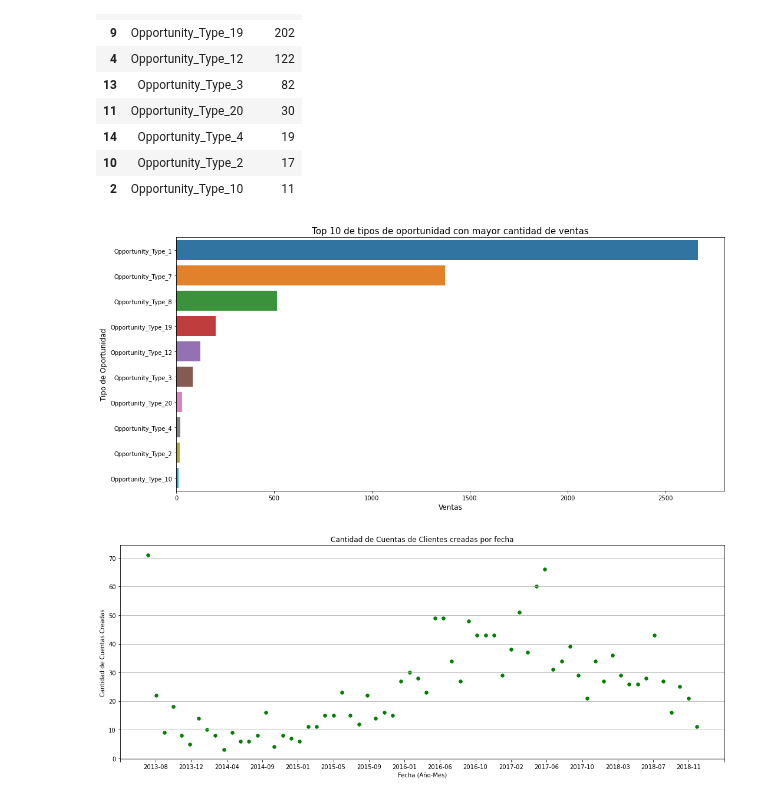
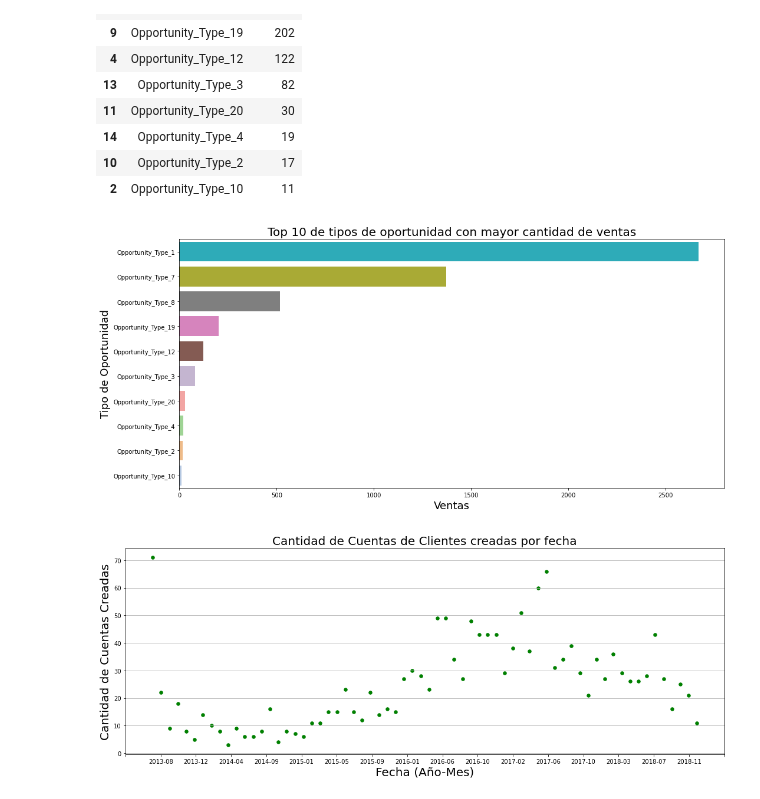
Before and after one commit to FernandoSinisi/Orga-Datos-2C-2020, a Jupyter notebook: TP1/Otros_graficos.ipynb, the cells around one changed output. Cells and saved outputs as stored; diff of their text form; code cells hidden in the pictures.

```diff
--- a/TP1/Otros_graficos.ipynb
+++ b/TP1/Otros_graficos.ipynb
@@ -447,15 +448,15 @@ df_won_x_op_type
 | 2 | Opportunity_Type_10 | 11 |
 # %%
 fig, ax = plt.subplots(figsize = (15, 7))
-g = sns.barplot(x=df_won_x_op_type['Ventas'], y=df_won_x_op_type['Opportunity_Type'], orient='h',ax = ax,)
-g.set_title("Top 10 de tipos de oportunidad con mayor cantidad de ventas", fontsize=15)
-g.set_xlabel("Ventas", fontsize=12)
-g.set_ylabel("Tipo de Oportunidad", fontsize=12)
+g = sns.barplot(x=df_won_x_op_type['Ventas'], y=df_won_x_op_type['Opportunity_Type'], orient='h',ax = ax, palette='tab20_r')
+g.set_title("Top 10 de tipos de oportunidad con mayor cantidad de ventas", fontsize=20)
+g.set_xlabel("Ventas", fontsize=18)
+g.set_ylabel("Tipo de Oportunidad", fontsize=18)
 
 #plt.tight_layout()
 #plt.savefig("pngs/top-10-tipos-oportunidad-mayor-ventas.png")
 # %% [output]
-[figure, old version]
+[figure, new version]
 # %%
 #Convierto columna Last_Modified_Date a date
 df["Account_Created_Date"] = pd.to_datetime(df["Account_Created_Date"], errors='coerce')
@@ -476,9 +477,9 @@ df_account_creation_date["Account_Created_Date"] = df_account_creation_date["Acc
 import matplotlib.ticker as ticker
 ax = df_account_creation_date.plot(kind='scatter', x='Account_Created_Date', y='Account_Qty', color='Green', s=30, figsize=(15,6), linestyle='-', marker='o')
 ax.xaxis.set_major_locator(ticker.LinearLocator(18))
-ax.set_ylabel('Cantidad de Cuentas Creadas')
-ax.set_xlabel('Fecha (Año-Mes)')
-ax.set_title('Cantidad de Cuentas de Clientes creadas por fecha')
+ax.set_ylabel('Cantidad de Cuentas Creadas', fontsize=20)
+ax.set_xlabel('Fecha (Año-Mes)', fontsize=20)
+ax.set_title('Cantidad de Cuentas de Clientes creadas por fecha', fontsize=20)
 ax.grid('on', axis='y' )
 
 #plt.tight_layout()
@@ -490,4 +491,4 @@ ax.grid('on', axis='y' )
 #ax.xaxis.set_minor_locator(ticker.AutoMinorLocator())
 #ax.xaxis.set_minor_locator(ticker.LinearLocator(19))
 # %% [output]
-[figure, old version]
+[figure, new version]
```
Also changed, not shown: parts of 12 cells of this notebook, 7 other files.
